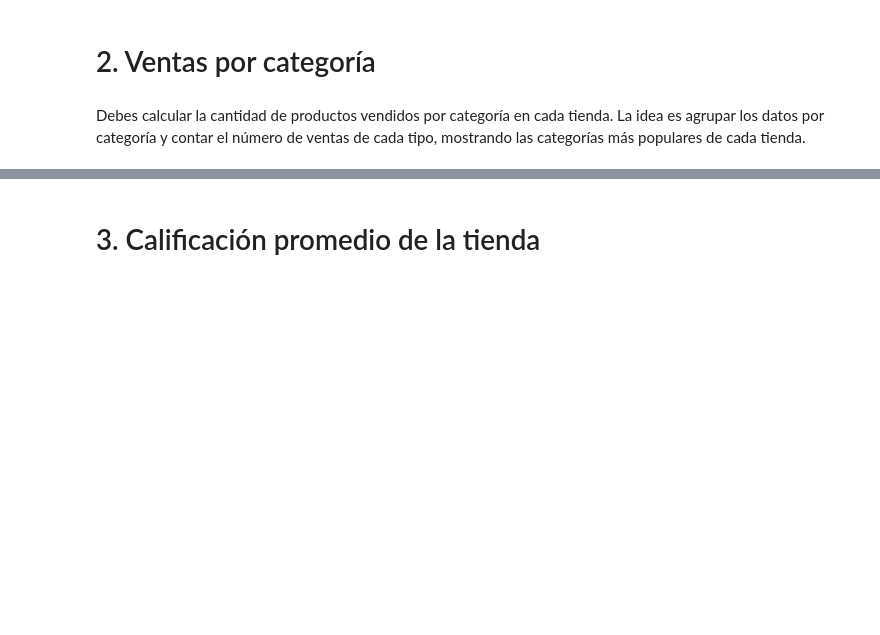
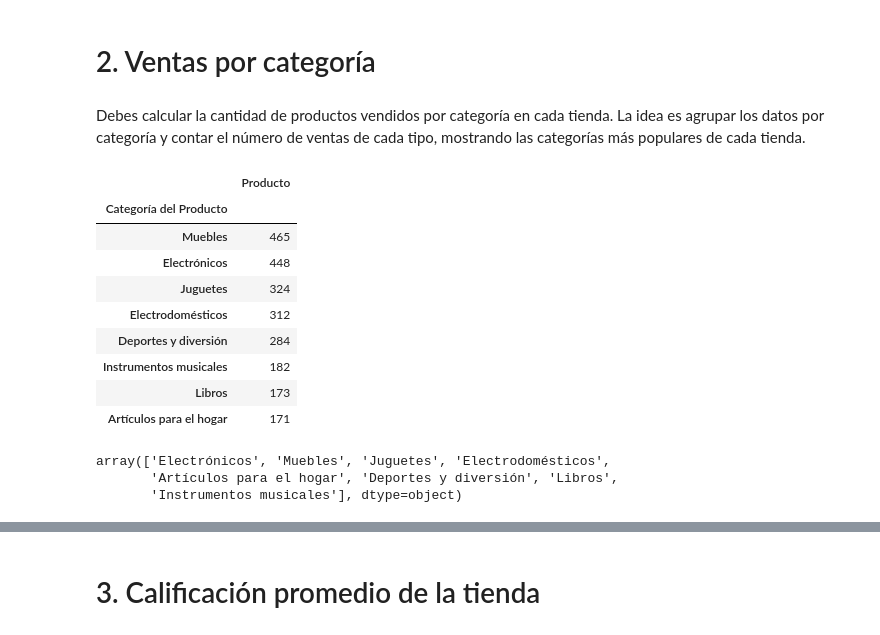
Before and after one commit to JGP-Code/Challenge_Alura_Store_Colab, a Jupyter notebook: AluraStoreLatam.ipynb, the cells around one changed output, grey strips where cells are left out. Cells and saved outputs as stored; diff of their text form; code cells hidden in the pictures; blank space fills up the shorter version.

Commit message:
Ventas por categoría

```diff
--- a/AluraStoreLatam.ipynb
+++ b/AluraStoreLatam.ipynb
@@ -57,3 +57,23 @@ El ingreso total de la tienda 4 es de $1038375700.0
 # 2. Ventas por categoría
 # %% [markdown]
 Debes calcular la cantidad de productos vendidos por categoría en cada tienda. La idea es agrupar los datos por categoría y contar el número de ventas de cada tipo, mostrando las categorías más populares de cada tienda.
+# %%
+mas_vend_t1 = tienda.groupby('Categoría del Producto')[['Producto']].count().sort_values(by = 'Producto',ascending = False)
+mas_vend_t1
+# %% [output]
+|  | Producto |
+| Categoría del Producto |  |
+| Muebles | 465 |
+| Electrónicos | 448 |
+| Juguetes | 324 |
+| Electrodomésticos | 312 |
+| Deportes y diversión | 284 |
+| Instrumentos musicales | 182 |
+| Libros | 173 |
+| Artículos para el hogar | 171 |
+# %%
+tienda['Categoría del Producto'].unique()
+# %% [output]
+array(['Electrónicos', 'Muebles', 'Juguetes', 'Electrodomésticos',
+       'Artículos para el hogar', 'Deportes y diversión', 'Libros',
+       'Instrumentos musicales'], dtype=object)
```
Also changed, not shown: parts of 6 cells of this notebook.
